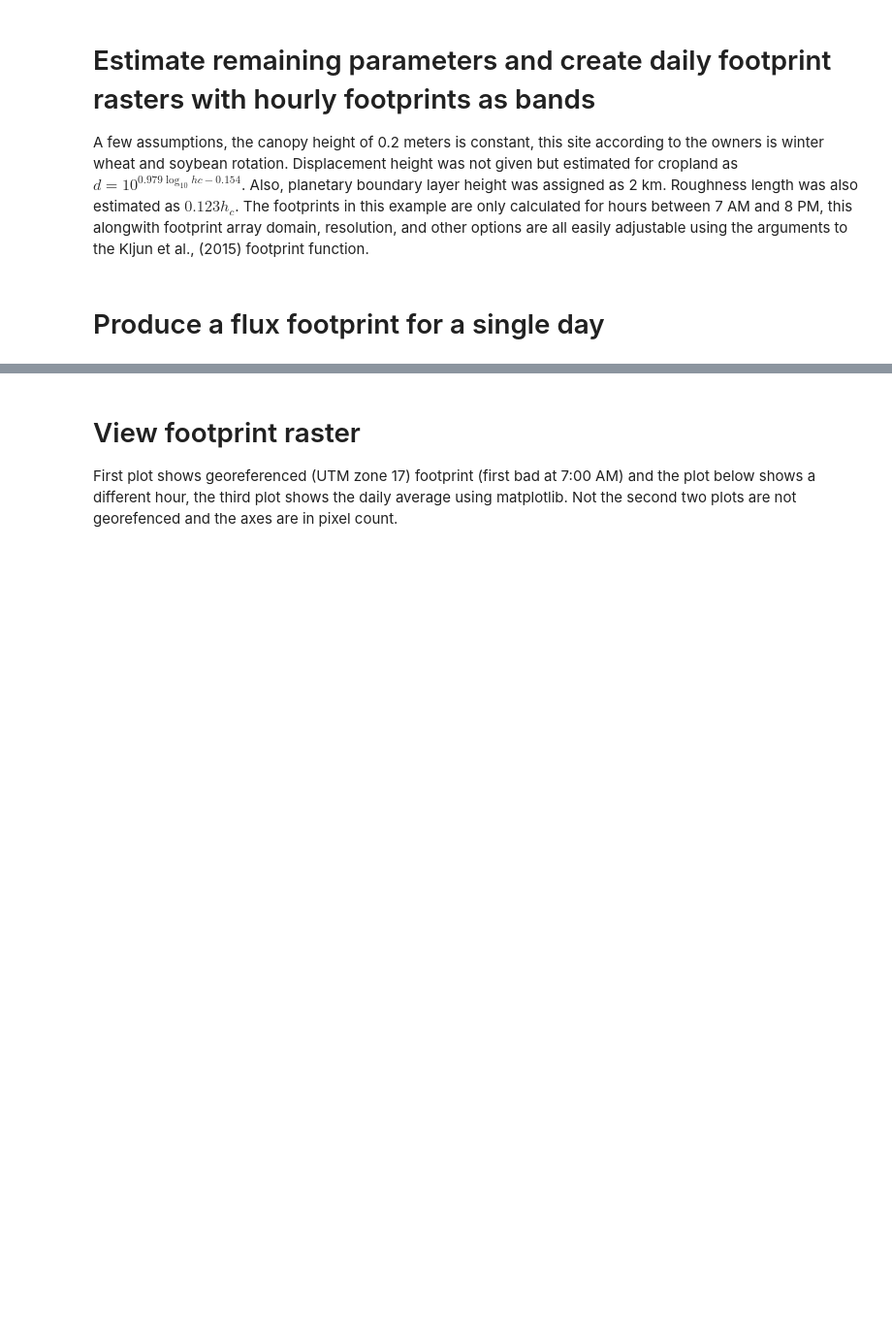
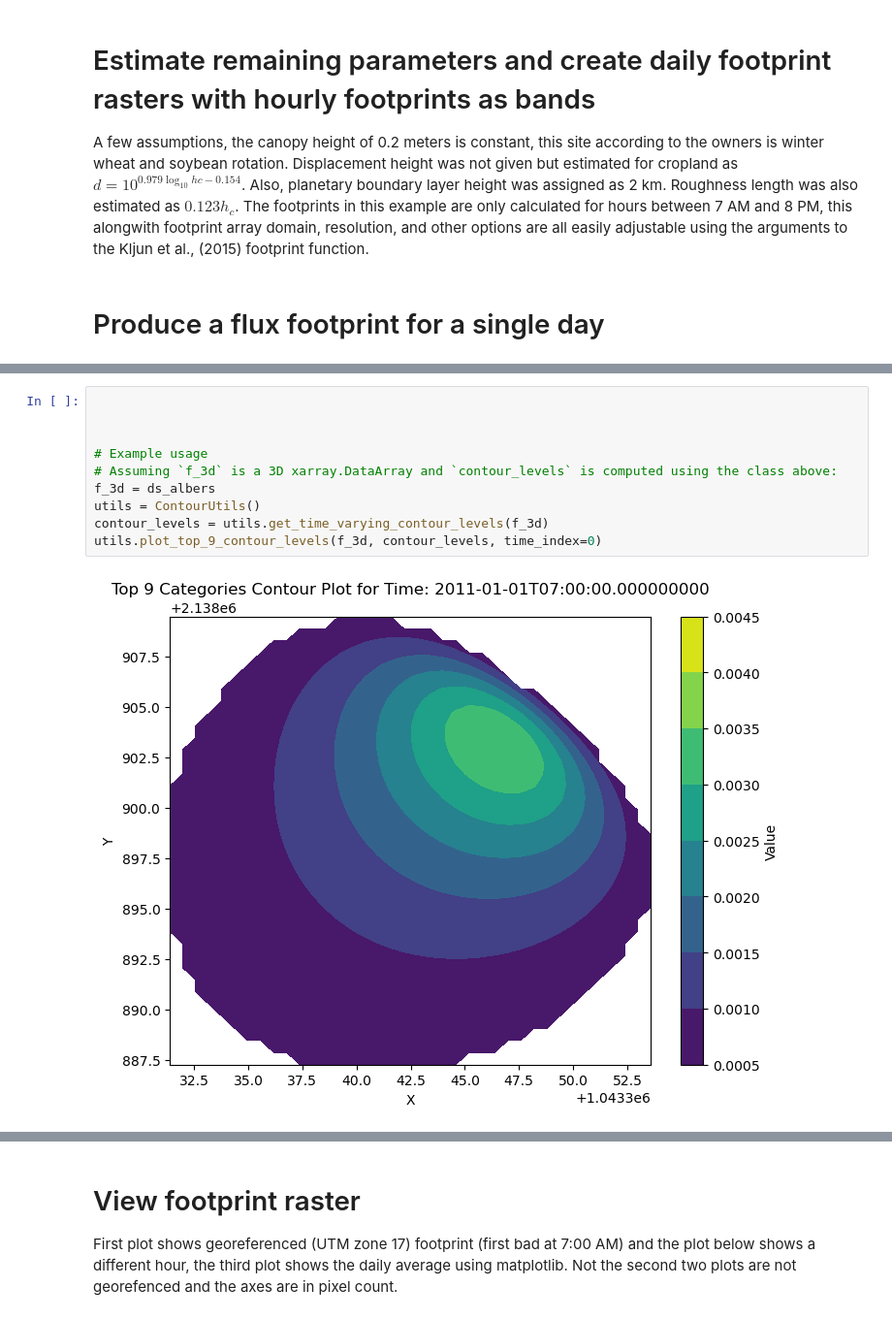
Before and after one commit to utah-geological-survey/MicroMet, a Jupyter notebook: Notebooks/example with flux-data-qaqc-test-new-code.ipynb, the cells around one changed output, grey strips where cells are left out. Shown at 97% size. Drawn from its saved outputs; the diff is of its cells as text; blank space fills up the shorter version.

```diff
--- a/Notebooks/example with flux-data-qaqc-test-new-code.ipynb
+++ b/Notebooks/example with flux-data-qaqc-test-new-code.ipynb
@@ -145,0 +294,12 @@ station_y
+# %%
+
+
+
+# Example usage
+# Assuming `f_3d` is a 3D xarray.DataArray and `contour_levels` is computed using the class above:
+f_3d = ds_albers
+utils = ContourUtils()
+contour_levels = utils.get_time_varying_contour_levels(f_3d)
+utils.plot_top_9_contour_levels(f_3d, contour_levels, time_index=0)
+# %% [output]
+[figure, added]
```
Also changed, not shown: parts of 18 cells of this notebook.
